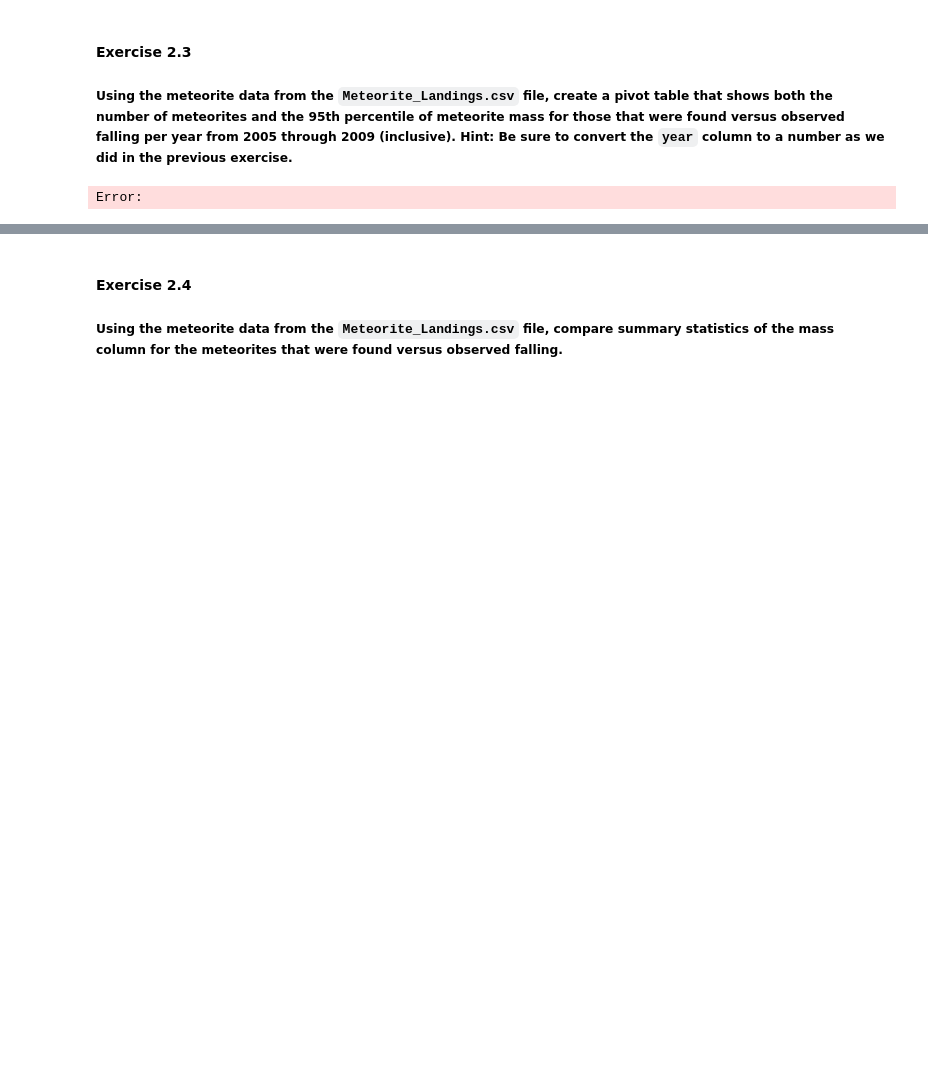
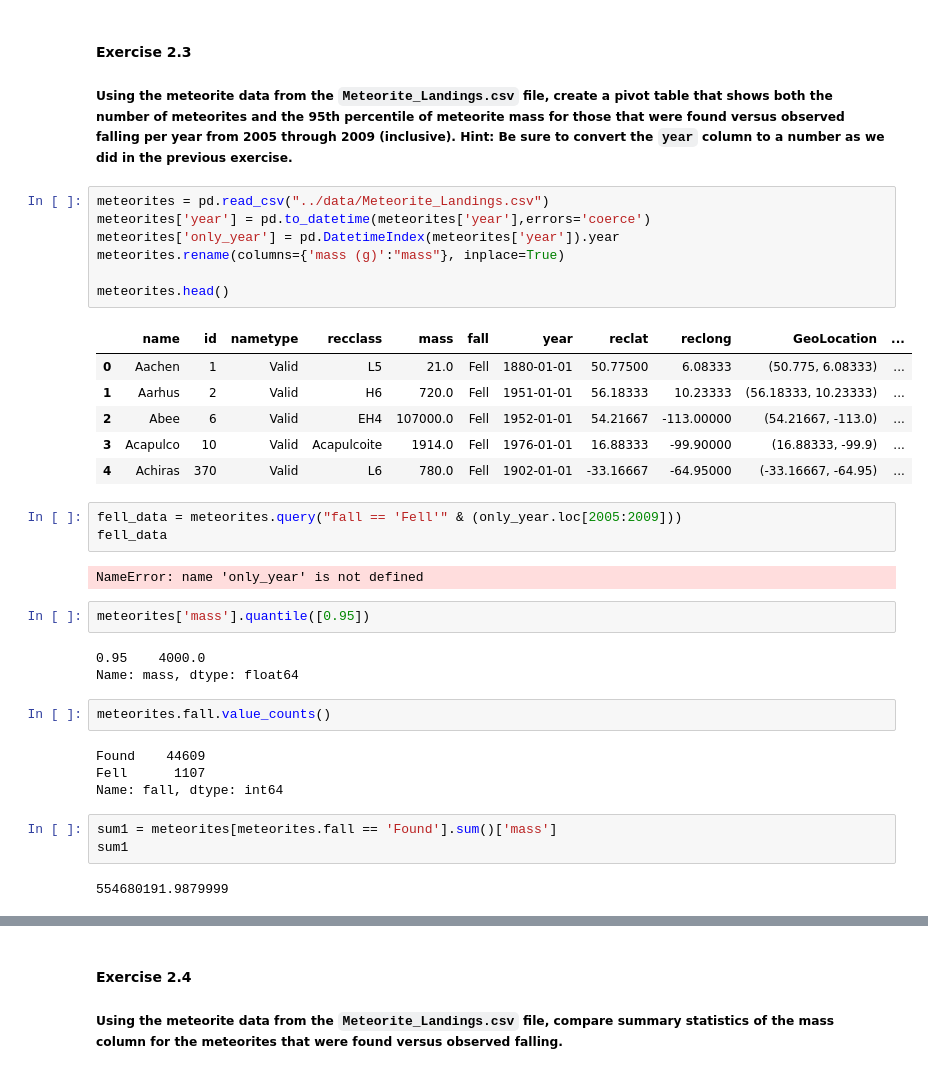
Before and after one commit to ugnevaisvilaite/She-Goes-Tech22, a Jupyter notebook: day_17/workbook.ipynb, the cells around one changed output, grey strips where cells are left out. Cells and saved outputs as stored; diff of their text form; blank space fills up the shorter version.

```diff
--- a/day_17/workbook.ipynb
+++ b/day_17/workbook.ipynb
@@ -123,5 +196,37 @@ Error:
 #### Exercise 2.3
 ##### Using the meteorite data from the `Meteorite_Landings.csv` file, create a pivot table that shows both the number of meteorites and the 95th percentile of meteorite mass for those that were found versus observed falling per year from 2005 through 2009 (inclusive). Hint: Be sure to convert the `year` column to a number as we did in the previous exercise.
 # %%
+meteorites = pd.read_csv("../data/Meteorite_Landings.csv")
+meteorites['year'] = pd.to_datetime(meteorites['year'],errors='coerce')
+meteorites['only_year'] = pd.DatetimeIndex(meteorites['year']).year
+meteorites.rename(columns={'mass (g)':"mass"}, inplace=True)
+
+meteorites.head()
 # %% [output]
-Error:
+|  | name | id | nametype | recclass | mass | fall | year | reclat | reclong | GeoLocation | ... |
+| 0 | Aachen | 1 | Valid | L5 | 21.0 | Fell | 1880-01-01 | 50.77500 | 6.08333 | (50.775, 6.08333) | ... |
+| 1 | Aarhus | 2 | Valid | H6 | 720.0 | Fell | 1951-01-01 | 56.18333 | 10.23333 | (56.18333, 10.23333) | ... |
+| 2 | Abee | 6 | Valid | EH4 | 107000.0 | Fell | 1952-01-01 | 54.21667 | -113.00000 | (54.21667, -113.0) | ... |
+| 3 | Acapulco | 10 | Valid | Acapulcoite | 1914.0 | Fell | 1976-01-01 | 16.88333 | -99.90000 | (16.88333, -99.9) | ... |
+| 4 | Achiras | 370 | Valid | L6 | 780.0 | Fell | 1902-01-01 | -33.16667 | -64.95000 | (-33.16667, -64.95) | ... |
+# %%
+fell_data = meteorites.query("fall == 'Fell'" & (only_year.loc[2005:2009]))
+fell_data
+# %% [output]
+NameError: name 'only_year' is not defined
+# %%
+meteorites['mass'].quantile([0.95])
+# %% [output]
+0.95    4000.0
+Name: mass, dtype: float64
+# %%
+meteorites.fall.value_counts()
+# %% [output]
+Found    44609
+Fell      1107
+Name: fall, dtype: int64
+# %%
+sum1 = meteorites[meteorites.fall == 'Found'].sum()['mass']
+sum1
+# %% [output]
+554680191.9879999
```
Also changed, not shown: parts of 14 cells of this notebook.
